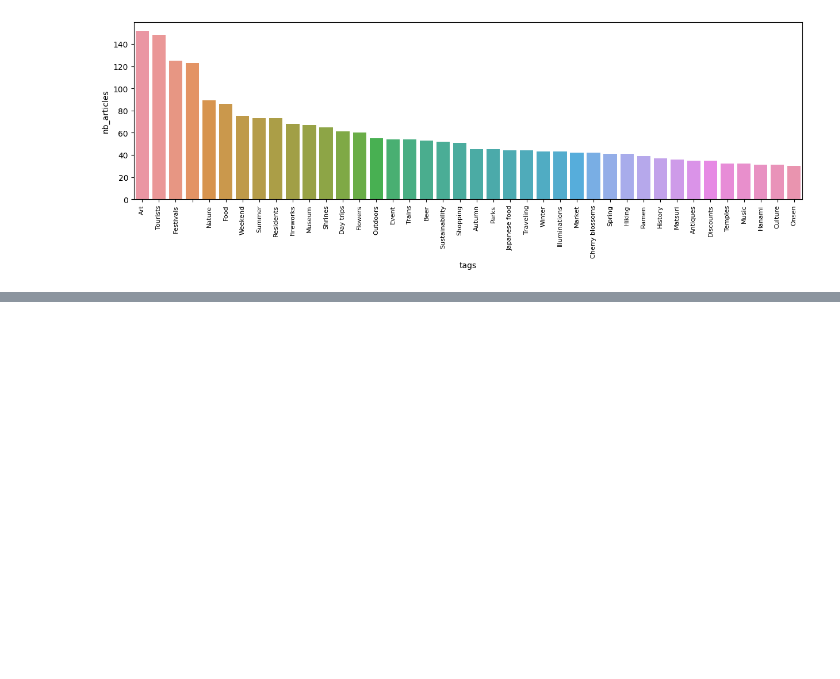
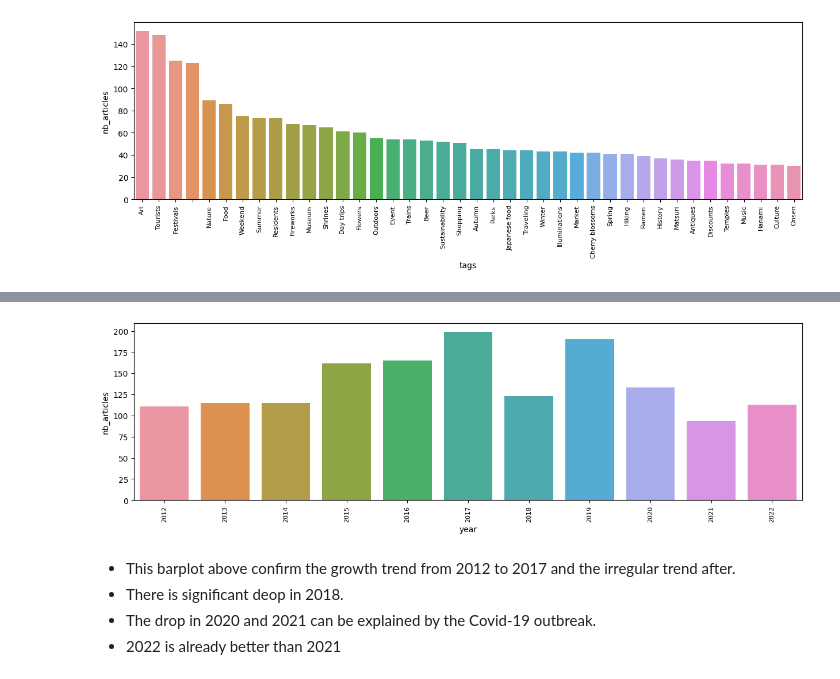
Before and after one commit to dialectique/Web-scraping-bot, a Jupyter notebook: notebooks/data_exploration.ipynb, the cells around one changed output, grey strips where cells are left out. Saved outputs shown, nothing was run; the diff lists cells and outputs as text; code cells hidden in the pictures; blank space fills up the shorter version.

```diff
--- a/notebooks/data_exploration.ipynb
+++ b/notebooks/data_exploration.ipynb
@@ -268,0 +301,6 @@ plt.xticks(rotation=90, fontsize=8);
+# %%
+# number of published articles per year
+yearly_published_articles_nb = df.groupby(pd.Grouper(freq='Y')).count()['url'].reset_index()
+yearly_published_articles_nb['date'] = yearly_published_articles_nb['date'].dt.to_period('Y')
+yearly_published_articles_nb.columns = ['year', 'nb_articles']
+yearly_published_articles_nb
@@ -268,0 +320,12 @@ plt.xticks(rotation=90, fontsize=8);
+# %%
+# plot the number of published articles per year
+plt.figure(figsize=(15, 4))
+sns.barplot(x = 'year', y = 'nb_articles', data = yearly_published_articles_nb);
+plt.xticks(rotation=90, fontsize=8);
+# %% [output]
+[figure, added]
+# %% [markdown]
+- This barplot above confirm the growth trend from 2012 to 2017 and the irregular trend after.
+- There is significant deop in 2018.
+- The drop in 2020 and 2021 can be explained by the Covid-19 outbreak.
+- 2022 is already better than 2021
```
Also changed, not shown: parts of 9 cells of this notebook.
